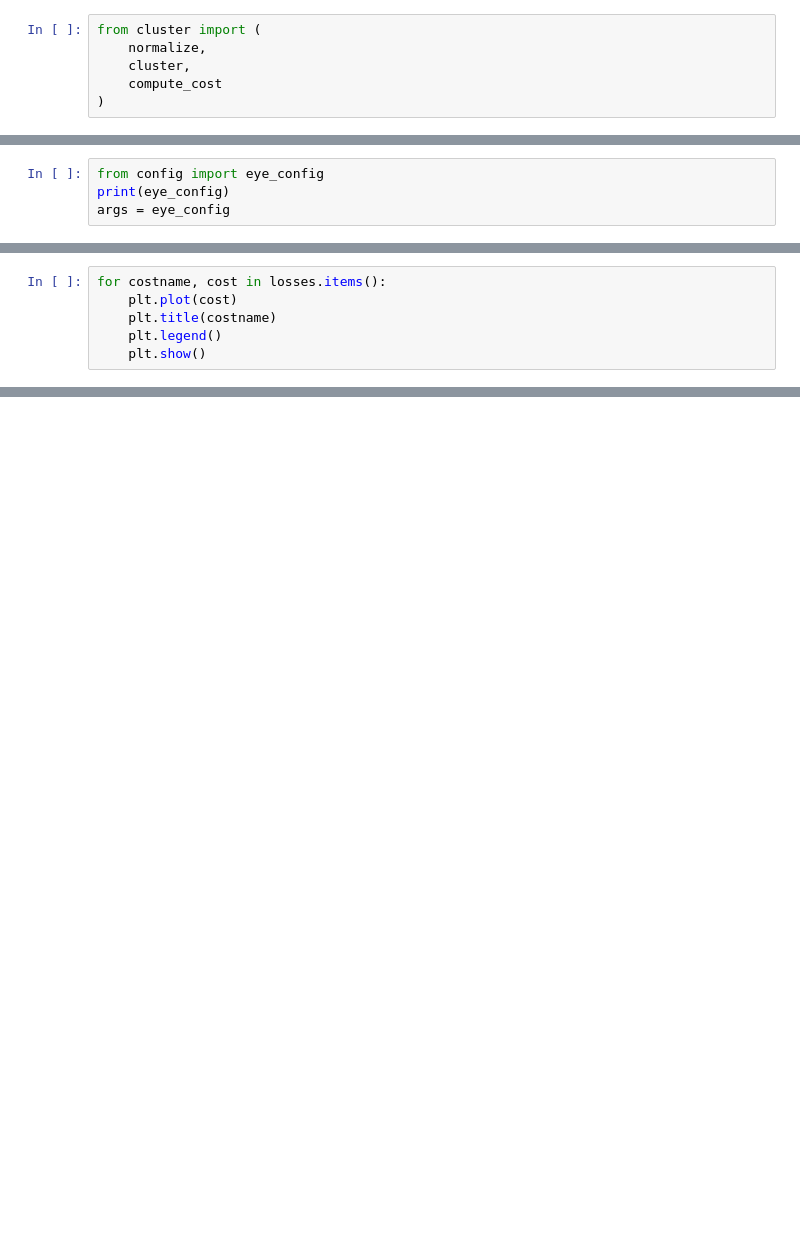
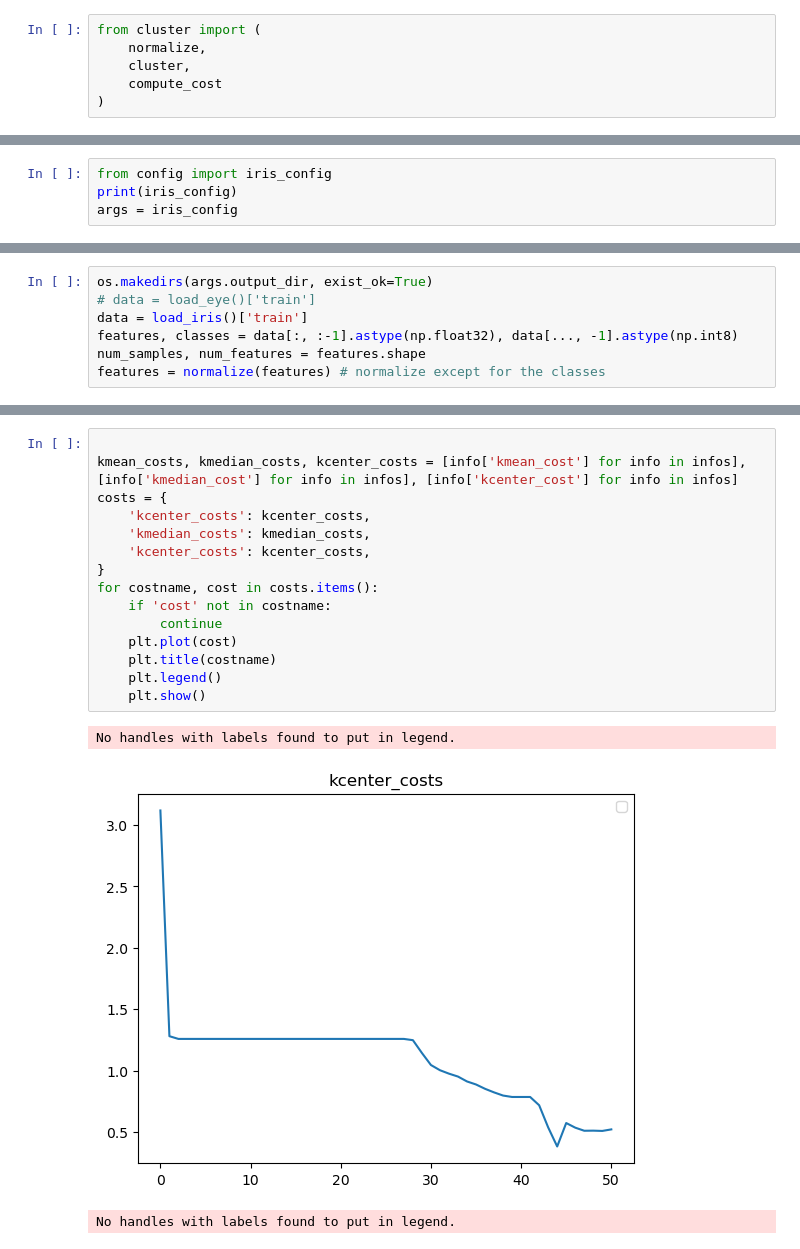
Before and after one commit to ermu2001/nyu_tandon_advanced_machine_learning, a Jupyter notebook: HW1/show_clustering.ipynb, the cells around one changed output, grey strips where cells are left out. Saved outputs shown, nothing was run; the diff lists cells and outputs as text; blank space fills up the shorter version.

Commit message:
added iris and visualization

```diff
--- a/HW1/show_clustering.ipynb
+++ b/HW1/show_clustering.ipynb
@@ -21,5 +65,5 @@ from cluster import (
 # %%
-from config import eye_config
-print(eye_config)
-args = eye_config
+from config import iris_config
+print(iris_config)
+args = iris_config
 # %% [output]
@@ -27 +71,8 @@ args = eye_config
+# %%
+os.makedirs(args.output_dir, exist_ok=True)
+# data = load_eye()['train']
+data = load_iris()['train']
+features, classes = data[:, :-1].astype(np.float32), data[..., -1].astype(np.int8)
+num_samples, num_features = features.shape
+features = normalize(features) # normalize except for the classes
 # %%
@@ -71,6 +108,0 @@ losses
-# %%
-for costname, cost in losses.items():
-    plt.plot(cost)
-    plt.title(costname)
-    plt.legend()
-    plt.show()
@@ -83,0 +109,19 @@ No handles with labels found to put in legend.
+# %%
+
+kmean_costs, kmedian_costs, kcenter_costs = [info['kmean_cost'] for info in infos], [info['kmedian_cost'] for info in infos], [info['kcenter_cost'] for info in infos]
+costs = {
+    'kcenter_costs': kcenter_costs,
+    'kmedian_costs': kmedian_costs,
+    'kcenter_costs': kcenter_costs,
+}
+for costname, cost in costs.items():
+    if 'cost' not in costname:
+        continue
+    plt.plot(cost)
+    plt.title(costname)
+    plt.legend()
+    plt.show()
+# %% [output]
+No handles with labels found to put in legend.
+[figure, added]
+No handles with labels found to put in legend.
```
Also changed, not shown: parts of 8 cells of this notebook, 3 other files.
